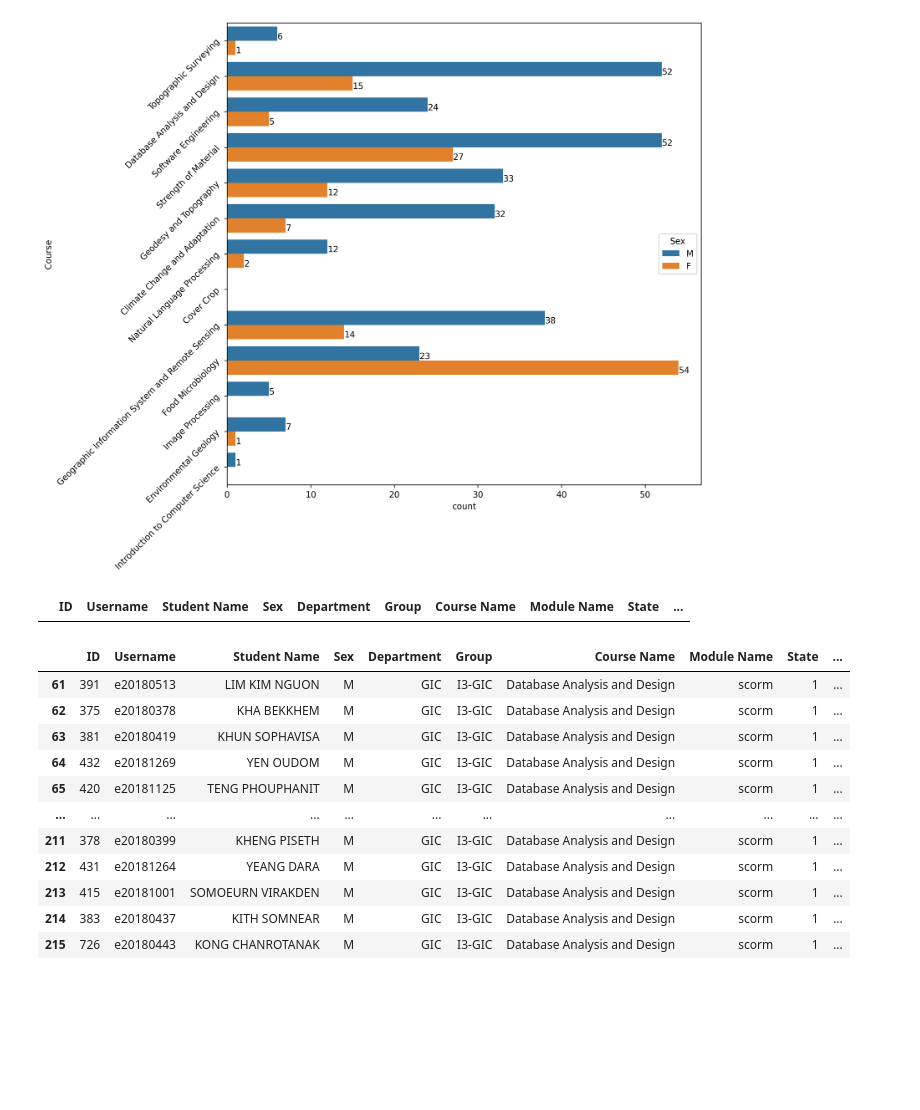
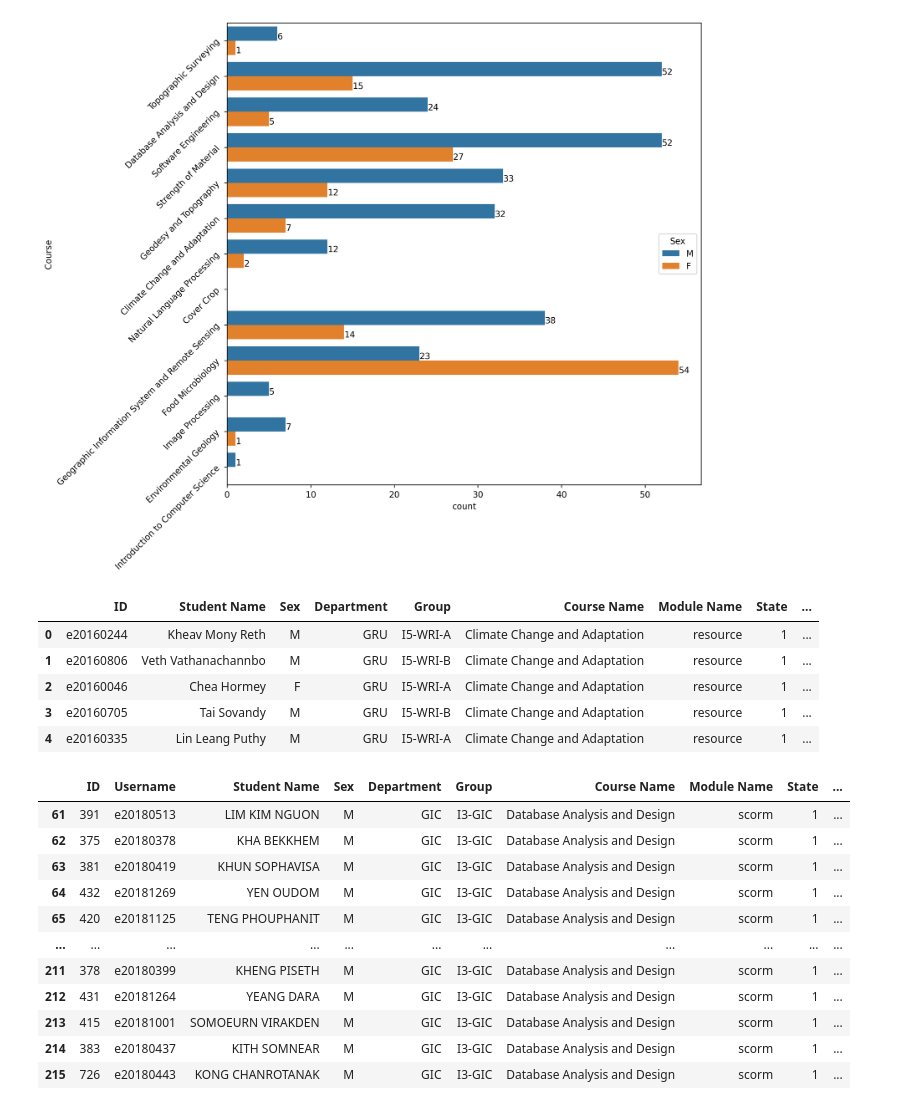
Before and after one commit to VIRAK33/Streamlit, a Jupyter notebook: I5Project_Data visualization.ipynb, the cells around one changed output. Cells and saved outputs as stored; diff of their text form; code cells hidden in the pictures; blank space fills up the shorter version.

```diff
--- a/I5Project_Data visualization.ipynb
+++ b/I5Project_Data visualization.ipynb
@@ -9,7 +9,7 @@ df1 = pd.read_csv('moodleitcdata.csv')
 # %%
 import pandas as pd
 md =pd.read_csv('moodleitcdata.csv')
-md = md.rename(columns={'userid':'ID', 'username': 'Username', 'firstname':'Student Name', 'phone1':'Sex', 'department':'Department', 'lastname':'Group', 'courseName':'Course Name', 'moduleName':'Module Name', 'completionstate': 'State', 'CompletionDate':'Completion Date'})
+md = md.rename(columns={'userid':'id', 'username': 'ID', 'firstname':'Student Name', 'phone1':'Sex', 'department':'Department', 'lastname':'Group', 'courseName':'Course Name', 'moduleName':'Module Name', 'completionstate': 'State', 'CompletionDate':'Completion Date'})
 
 startDate = '2020-09-12 00:00:00'
 endDate = '2020-12-20 00:00:00'
@@ -44,13 +44,16 @@ for p in g2.patches:
         g2.annotate(percentage, (x, y))
 # %% [output]
 [figure]
-# %%
-endDate  = '2020-11-13'
-startDate  = '2020-9-01'
-
-md[(md['Completion Date'] >= str(startDate)) & (md['Completion Date'] <= str(endDate)) & (md['Course Name'] == course)]
-# %% [output]
-|  | ID | Username | Student Name | Sex | Department | Group | Course Name | Module Name | State | ... |
+# %%
+a = md[['ID', 'Student Name', 'Sex', 'Department', 'Group', 'Course Name', 'Module Name', 'State', 'Completion Date']]
+a.head()
+# %% [output]
+|  | ID | Student Name | Sex | Department | Group | Course Name | Module Name | State | ... |
+| 0 | e20160244 | Kheav Mony Reth | M | GRU | I5-WRI-A | Climate Change and Adaptation | resource | 1 | ... |
+| 1 | e20160806 | Veth Vathanachannbo | M | GRU | I5-WRI-B | Climate Change and Adaptation | resource | 1 | ... |
+| 2 | e20160046 | Chea Hormey | F | GRU | I5-WRI-A | Climate Change and Adaptation | resource | 1 | ... |
+| 3 | e20160705 | Tai Sovandy | M | GRU | I5-WRI-B | Climate Change and Adaptation | resource | 1 | ... |
+| 4 | e20160335 | Lin Leang Puthy | M | GRU | I5-WRI-A | Climate Change and Adaptation | resource | 1 | ... |
 # %%
 md[md['Group'] == 'I3-GIC']
 # %% [output]
```
Also changed, not shown: 5 other files.
